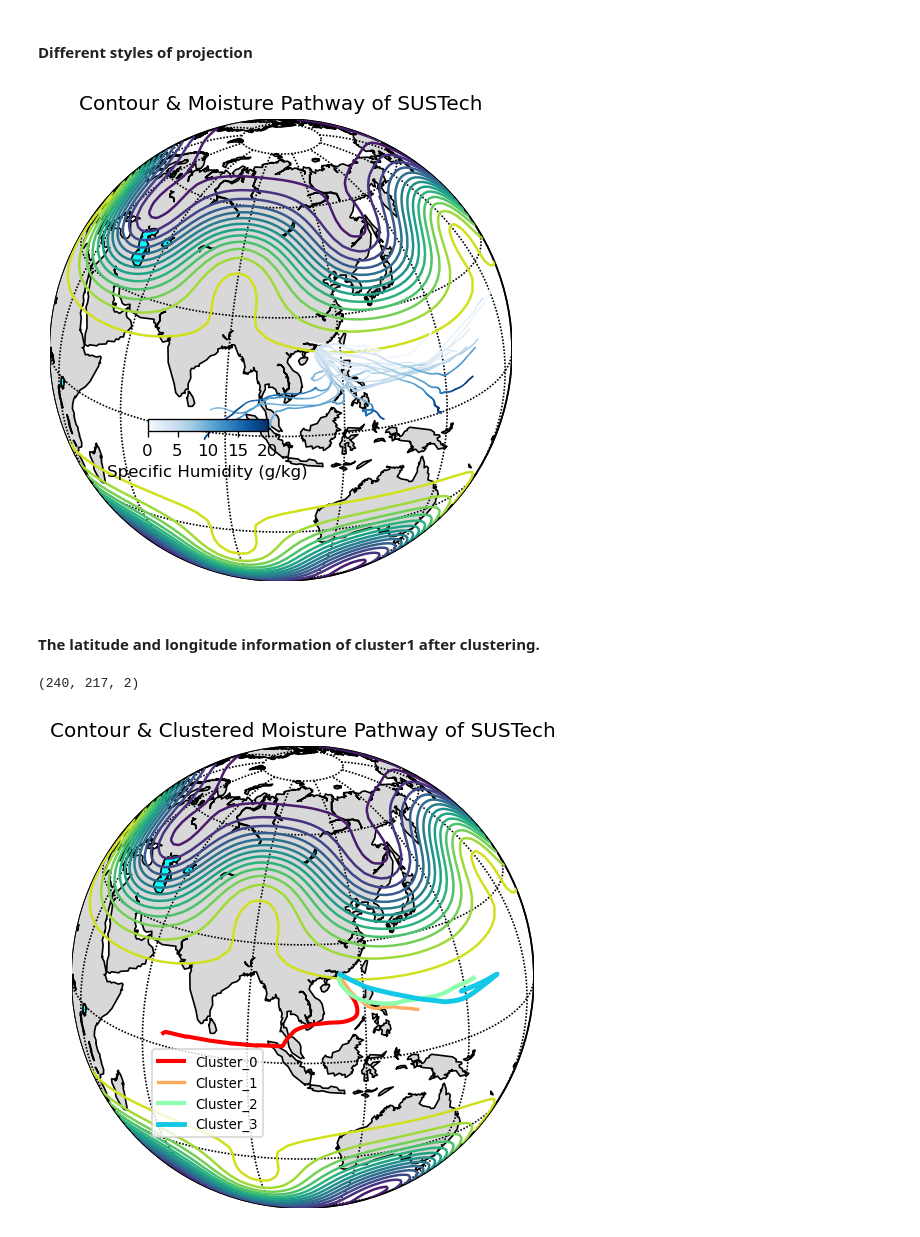
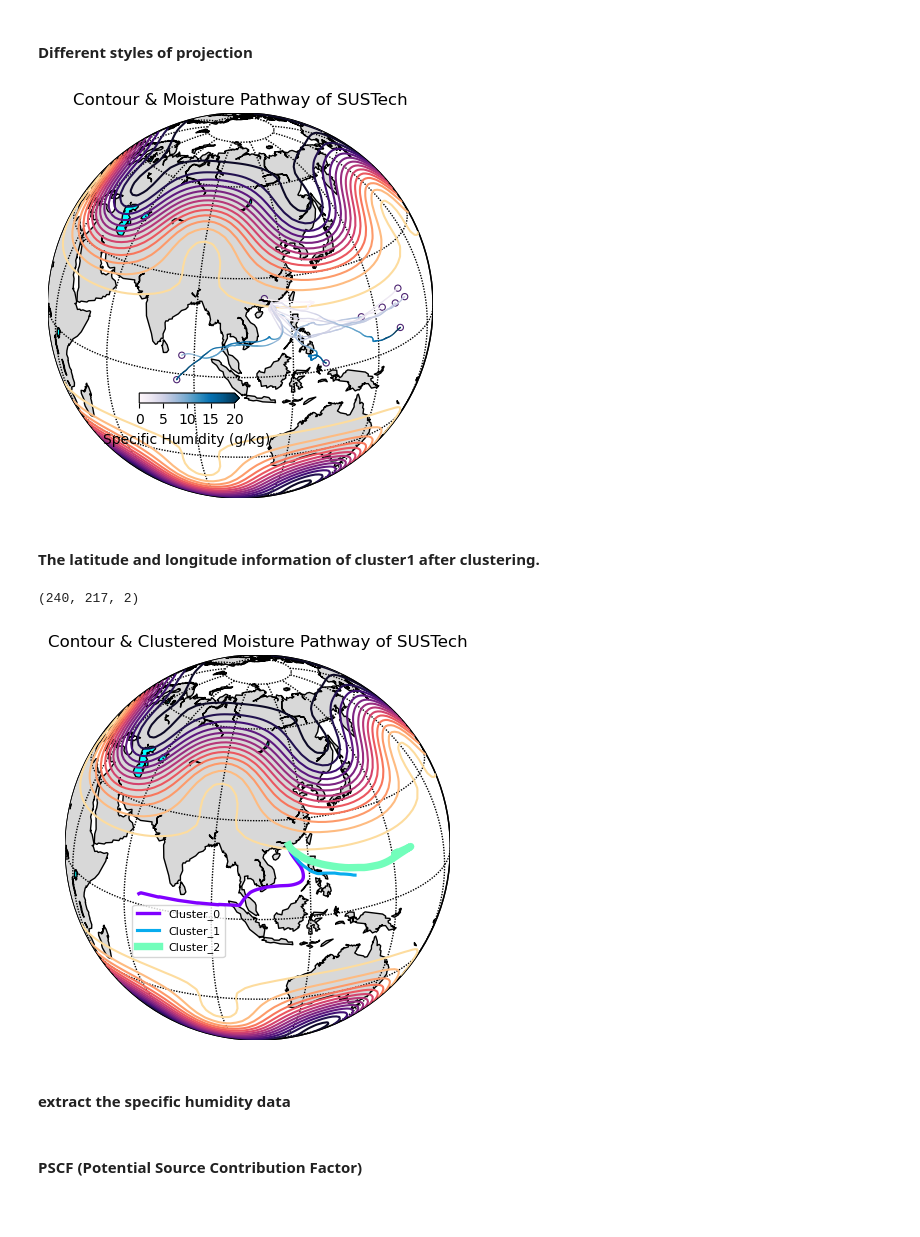
Before and after one commit to Gong001/flash_drought, a Jupyter notebook: hysplit_sustech.ipynb, the cells around one changed output. Drawn from its saved outputs; the diff is of its cells as text; code cells hidden in the pictures; blank space fills up the shorter version.

```diff
--- a/hysplit_sustech.ipynb
+++ b/hysplit_sustech.ipynb
@@ -100,7 +100,7 @@ trajgroup.trajectories[0].data
 # %% [markdown]
 #### plot the data that you want with basemap
 # %%
-mapcorners = [60, -25, 200, 35]
+mapcorners = [70, -25, 190, 35]
 standard_pm = None
 fig, ax = plt.subplots(figsize=(10,7),dpi=300)
 
@@ -119,22 +119,23 @@ bmap = bmap_params.make_basemap(ax=ax)
 bmap.drawlsmask(land_color = "#d3d3d3", ocean_color="white",)
 bmap.drawcoastlines()
 plt.title('Moisture Pathway of SUSTech')
-for traj in trajgroup[::24]:
+for traj in trajgroup[::12]:
 
     mappable = pysplit.traj_scatter(
         traj.data.Specific_Humidity	.astype(np.float64).values,
         traj.data.geometry.apply(lambda p: p.x).values,
         traj.data.geometry.apply(lambda p: p.y).values,
-        bmap, colormap=plt.cm.Blues,size=2,
+        bmap, colormap=plt.cm.PuBu,size=2,
         vmin=0, vmax=20, suppress_printmsg=False)
 
 
-cax_position = [0.78, 0.35, 0.01, 0.2]
+cax_position = [0.73, 0.3, 0.01, 0.2]
 cax, cbar = pysplit.make_cax_cbar(fig,
                                   cax_position,
                                   mappable,
                                   orientation='vertical',
-                                  cbar_label='Specific humidity (g/kg)',)
+                                  cbar_label='Specific humidity (g/kg)',
+                                  extend='max')
 cbar.ax.tick_params(axis='both', which='both', width=0.8, labelsize=12)
 cbar.set_label('Specific humidity (g/kg)', rotation=270, va='center',fontsize = 12, labelpad=8)
 
@@ -150,41 +151,43 @@ lats = (0.5*np.pi-delta*np.indices((nlats,nlons))[0,:,:])
 lons = (delta*np.indices((nlats,nlons))[1,:,:])
 wave = 0.75*(np.sin(2.*lats)**8*np.cos(4.*lons))
 mean = 0.5*np.cos(2.*lats)*((np.sin(2.*lats))**2 + 2.)
 
 
 # plot
-fig, ax = plt.subplots(figsize=(5,5),dpi=120)
+fig, ax = plt.subplots(figsize=(5,5),dpi=100)
 map = Basemap(projection='ortho', lat_0=22, lon_0=104, resolution='c',ax=ax)
 map.drawcoastlines(linewidth=1)
 map.fillcontinents(color='#d8d8d8', lake_color='aqua')
 map.drawmapboundary(fill_color='#FFFFFF')
 map.drawmeridians(np.arange(0, 360, 30))
 map.drawparallels(np.arange(-90, 90, 30))
 x, y = map(lons*180./np.pi, lats*180./np.pi)
-cs = map.contour(x,y,wave+mean,15,linewidths=1.5,)
+cs = map.contour(x,y,wave+mean,15,linewidths=1.5,cmap='magma')
 
 plt.title('Contour & Moisture Pathway of SUSTech')
 # Add trajectories to the map
-for traj in trajgroup[::12]:
+for traj in trajgroup[::24]:
     mappable= pysplit.traj_scatter(
               traj.data.Specific_Humidity.astype(np.float64).values,
               traj.data.geometry.apply(lambda p: p.x).values,
               traj.data.geometry.apply(lambda p: p.y).values,
-              map, colormap=plt.cm.Blues, size=1,
+              map, colormap=plt.cm.PuBu, size=1,
               vmin=0, vmax=20, suppress_printmsg=False)
 
+    last_point = traj.data.geometry.iloc[-1]
+    x_last, y_last = map(last_point.x, last_point.y)
+    map.scatter(x_last, y_last, marker='o', s=20, facecolor='none', edgecolor='#4c2371', lw=0.8, label='Moisture Source')
 
 # add colorbar
-cax = fig.add_axes([0.29, 0.36, 0.2, 0.02])
-cbar = plt.colorbar(mappable, cax=cax, orientation='horizontal')
+cax = fig.add_axes([0.31, 0.30, 0.2, 0.02])
+cbar = plt.colorbar(mappable, cax=cax, orientation='horizontal',extend='max')
 cbar.set_label('Specific Humidity (g/kg)')
 cbar.set_ticks([0, 5, 10, 15, 20])
 
-
 if __name__ == "__main__":
     plt.show()
 # %% [output]
-[figure, old version]
+[figure, new version]
 # %% [markdown]
 #### The latitude and longitude information of cluster1 after clustering.
 # %%
@@ -199,9 +202,9 @@ for i in range(j):
 
 trajectory_array = np.array(trajectory_data)
 trajectory_array_reshaped = np.swapaxes(trajectory_array, 1, 2)
-# %%
-trajectory_array_reshaped.shape
-# %% [output]
-(240, 217, 2)
+# %%
+trajectory_array_reshaped.shape
+# %% [output]
+(240, 217, 2)
 # %%
 trajectory_array_reshaped.reshape(240, -1)
@@ -227,35 +229,32 @@ mean = 0.5*np.cos(2.*lats)*((np.sin(2.*lats))**2 + 2.)
 x, y = map(lons*180./np.pi, lats*180./np.pi)
 
 # plot
-fig, ax = plt.subplots(figsize=(5,5),dpi=120)
+fig, ax = plt.subplots(figsize=(5,5),dpi=100)
 map = Basemap(projection='ortho', lat_0=22, lon_0=104, resolution='c',ax=ax)
 map.drawcoastlines(linewidth=1)
 map.fillcontinents(color='#d8d8d8', lake_color='aqua')
 map.drawmapboundary(fill_color='#FFFFFF')
 map.drawmeridians(np.arange(0, 360, 30))
 map.drawparallels(np.arange(-90, 90, 30))
-cs = map.contour(x,y,wave+mean,15,linewidths=1.5,)
+cs = map.contour(x,y,wave+mean,15,linewidths=1.5,cmap='magma')
 
 plt.title('Contour & Clustered Moisture Pathway of SUSTech')
 
 # Loop over clusters and plot trajectories
 for i, cluster_trajectories in enumerate([cluster_0_trajectories,
                                           cluster_1_trajectories,
-                                          cluster_2_trajectories,
-                                          cluster_3_trajectories,]):
+                                          cluster_2_trajectories,]):
     params = {'zorder' : 24,
               'latlon' : True,
-              'c' : plt.cm.rainbow_r(colors[i]),
+              'c' : plt.cm.rainbow(colors[i]),
               'label': f'Cluster_{i}'}
-
-    map.plot(np.nanmean(cluster_trajectories, axis=0)[:, 0],
-             np.nanmean(cluster_trajectories, axis=0)[:, 1],
-             lw=(cluster_trajectories.shape[0]/j)*10, **params)
+    loca = np.nanmean(cluster_trajectories, axis=0)
+    map.plot(loca[:, 0], loca[:, 1], lw=(cluster_trajectories.shape[0]/j)*10, **params)
 
 # Add legend
-plt.legend(bbox_to_anchor=(0.16, 0.14), loc=3, prop={'size': 8})
+plt.legend(bbox_to_anchor=(0.16, 0.20), loc=3, prop={'size': 8})
 
 if __name__ == "__main__":
     plt.show()
 # %% [output]
-[figure, old version]
+[figure, new version]
@@ -263,0 +261,2 @@ from pyPSCF import pyPSCF
+# %% [markdown]
+#### extract the specific humidity data
@@ -263,0 +273,2 @@ from pyPSCF import pyPSCF
+# %% [markdown]
+#### PSCF (Potential Source Contribution Factor)
```
Also changed, not shown: parts of 12 cells of this notebook.
